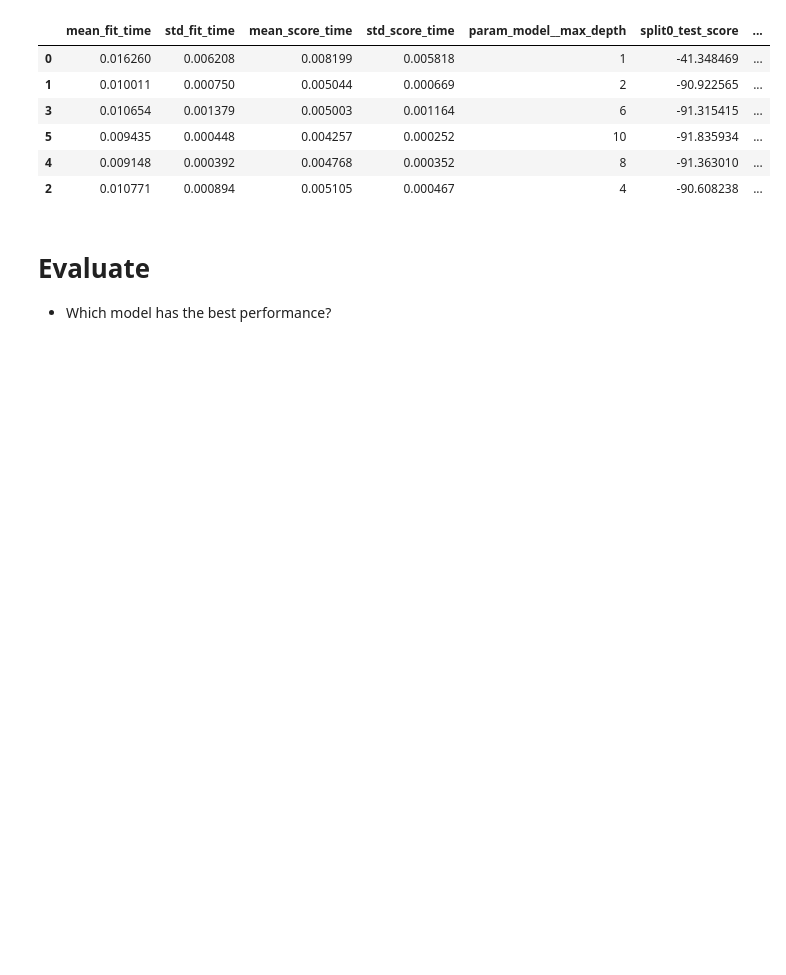
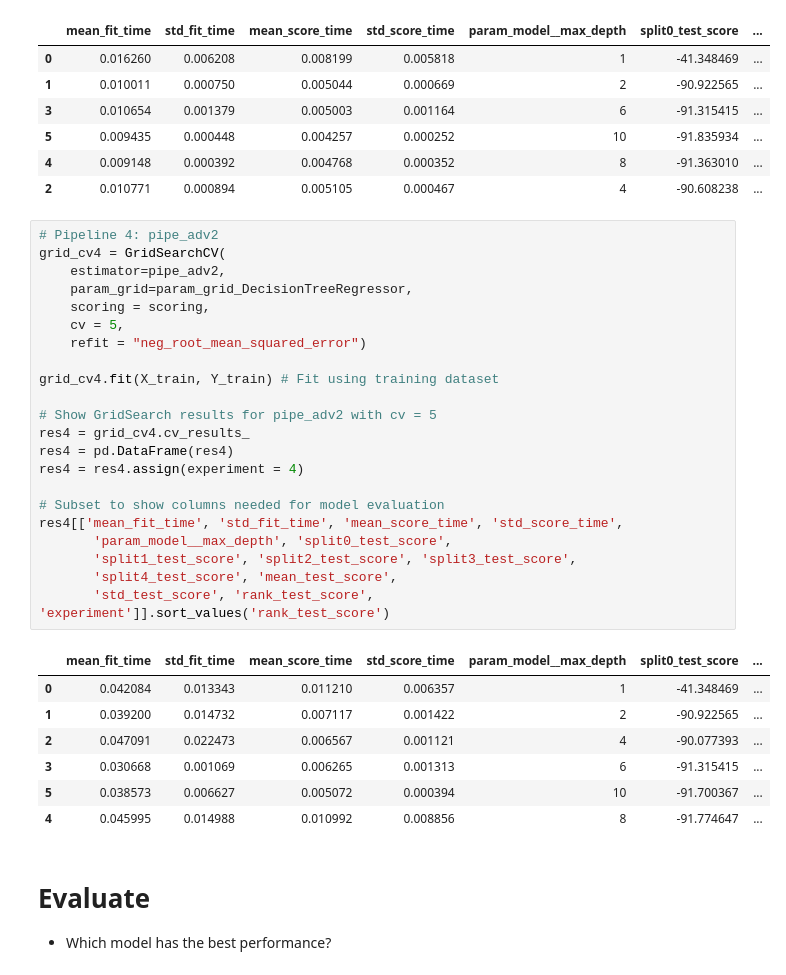
Before and after one commit to melcsk/production, a Jupyter notebook: 02_activities/assignments/assignment_2.ipynb, the cells around one changed output. Cells and saved outputs as stored; diff of their text form; blank space fills up the shorter version.

Commit message:
Fit training data using pipeline 4 and show results to rank best hyperparameter value.

```diff
--- a/02_activities/assignments/assignment_2.ipynb
+++ b/02_activities/assignments/assignment_2.ipynb
@@ -516,6 +516,36 @@ res3[['mean_fit_time', 'std_fit_time', 'mean_score_time', 'std_score_time',
 | 5 | 0.009435 | 0.000448 | 0.004257 | 0.000252 | 10 | -91.835934 | ... |
 | 4 | 0.009148 | 0.000392 | 0.004768 | 0.000352 | 8 | -91.363010 | ... |
 | 2 | 0.010771 | 0.000894 | 0.005105 | 0.000467 | 4 | -90.608238 | ... |
+# %%
+# Pipeline 4: pipe_adv2
+grid_cv4 = GridSearchCV(
+    estimator=pipe_adv2,
+    param_grid=param_grid_DecisionTreeRegressor,
+    scoring = scoring,
+    cv = 5,
+    refit = "neg_root_mean_squared_error")
+
+grid_cv4.fit(X_train, Y_train) # Fit using training dataset
+
+# Show GridSearch results for pipe_adv2 with cv = 5
+res4 = grid_cv4.cv_results_
+res4 = pd.DataFrame(res4)
+res4 = res4.assign(experiment = 4)
+
+# Subset to show columns needed for model evaluation
+res4[['mean_fit_time', 'std_fit_time', 'mean_score_time', 'std_score_time',
+       'param_model__max_depth', 'split0_test_score',
+       'split1_test_score', 'split2_test_score', 'split3_test_score',
+       'split4_test_score', 'mean_test_score',
+       'std_test_score', 'rank_test_score', 'experiment']].sort_values('rank_test_score')
+# %% [output]
+|  | mean_fit_time | std_fit_time | mean_score_time | std_score_time | param_model__max_depth | split0_test_score | ... |
+| 0 | 0.042084 | 0.013343 | 0.011210 | 0.006357 | 1 | -41.348469 | ... |
+| 1 | 0.039200 | 0.014732 | 0.007117 | 0.001422 | 2 | -90.922565 | ... |
+| 2 | 0.047091 | 0.022473 | 0.006567 | 0.001121 | 4 | -90.077393 | ... |
+| 3 | 0.030668 | 0.001069 | 0.006265 | 0.001313 | 6 | -91.315415 | ... |
+| 5 | 0.038573 | 0.006627 | 0.005072 | 0.000394 | 10 | -91.700367 | ... |
+| 4 | 0.045995 | 0.014988 | 0.010992 | 0.008856 | 8 | -91.774647 | ... |
 # %% [markdown]
 # Evaluate
 
```
